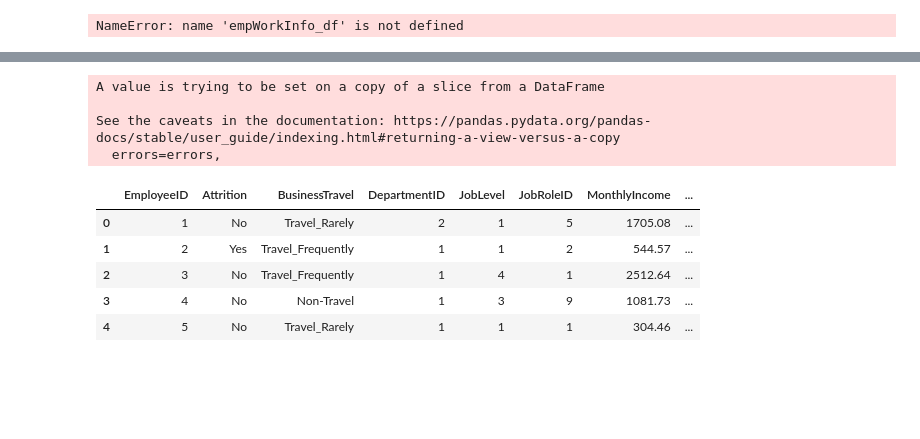
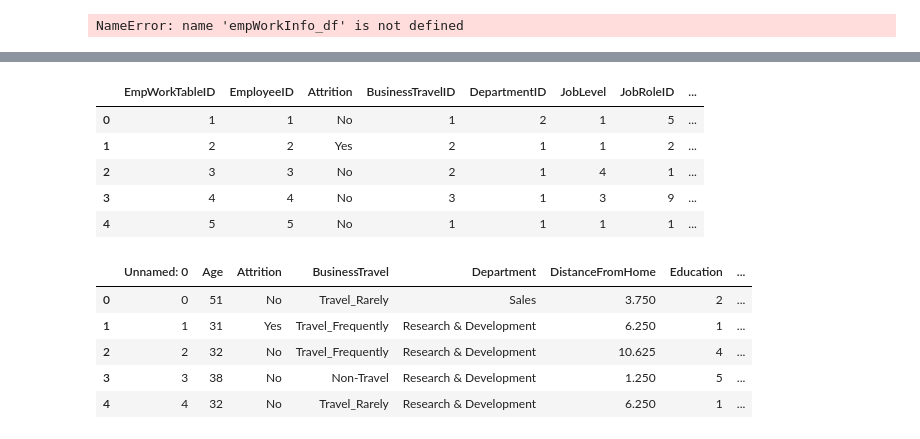
Before and after one commit to conorwhanson/UMN_Data_Capstone_Employee_Attrition, a Jupyter notebook: Oliver's Work/SQLite_DB_Creation.ipynb, the cells around one changed output, grey strips where cells are left out. Drawn from its saved outputs; the diff is of its cells as text; code cells hidden in the pictures; blank space fills up the shorter version.

```diff
--- a/Oliver's Work/SQLite_DB_Creation.ipynb
+++ b/Oliver's Work/SQLite_DB_Creation.ipynb
@@ -174,2 +205,6 @@ marriageKey_df =
 # %%
-businessTravelKey_df =
+businessTravelKey_df = pd.DataFrame()
+businessTravelKey_df['BusinessTravelID'] = [1,2,3]
+businessTravelKey_df['BusinessTravel'] = ['Travel_Rarely', 'Travel_Frequently', 'Travel']
+businessTravelKey_df['LastUpdated'] = datetime.now()
+businessTravelKey_df
@@ -260,6 +328,11 @@ NameError: name 'empWorkInfo_df' is not defined
 empWorkInfo_df = hr_df[['EmployeeID', 'Attrition','BusinessTravel','Department',
                        'JobLevel','JobRole','MonthlyIncome','PercentSalaryHike','StandardHours',
                        'StockOptionLevel','TrainingTimesLastYear','YearsAtCompany','YearsSinceLastPromotion','YearsWithCurrManager']]
-empWorkInfo_df['WorkTableID'] = range(1, len(empWorkInfo_df)+1)
+empWorkInfo_df['EmpWorkTableID'] = range(1, len(empWorkInfo_df)+1)
+empWorkInfo_df['LastUpdated'] = datetime.now()
+empWorkInfo_df = empWorkInfo_df[['EmpWorkTableID','EmployeeID', 'Attrition','BusinessTravel','Department',
+                       'JobLevel','JobRole','MonthlyIncome','PercentSalaryHike','StandardHours',
+                       'StockOptionLevel','TrainingTimesLastYear','YearsAtCompany',
+                       'YearsSinceLastPromotion','YearsWithCurrManager', 'LastUpdated']]
 empWorkInfo_df.head(10)
 # %% [output]
@@ -276,0 +360,7 @@ empWorkInfo_df.head(10)
+# %%
+for value in businessTravelKey_df.BusinessTravel:
+    print(value)
+    empWorkInfo_df.BusinessTravel.loc[empWorkInfo_df['BusinessTravel'] == value] = businessTravelKey_df.loc[businessTravelKey_df['BusinessTravel'] == value, 'BusinessTravelID'].to_list()[0]
+    print(next)
+
+empWorkInfo_df.head(10)
@@ -276,0 +389,2 @@ empWorkInfo_df.head(10)
+# %%
+empWorkInfo_df.BusinessTravel[empWorkInfo_df.BusinessTravel == 'Non-Travel'] = 3
@@ -347,15 +466,20 @@ See the caveats in the documentation: https://pandas.pydata.org/pandas-docs/stab
 # %%
-empWorkInfo_df.rename(columns={'Department': 'DepartmentID', 'JobRole': 'JobRoleID'}, inplace=True)
+empWorkInfo_df.rename(columns={'BusinessTravel': 'BusinessTravelID', 'Department': 'DepartmentID', 'JobRole': 'JobRoleID'}, inplace=True)
 empWorkInfo_df.head()
 # %% [output]
-A value is trying to be set on a copy of a slice from a DataFrame
-
-See the caveats in the documentation: https://pandas.pydata.org/pandas-docs/stable/user_guide/indexing.html#returning-a-view-versus-a-copy
-  errors=errors,
-|  | EmployeeID | Attrition | BusinessTravel | DepartmentID | JobLevel | JobRoleID | MonthlyIncome | ... |
-| 0 | 1 | No | Travel_Rarely | 2 | 1 | 5 | 1705.08 | ... |
-| 1 | 2 | Yes | Travel_Frequently | 1 | 1 | 2 | 544.57 | ... |
-| 2 | 3 | No | Travel_Frequently | 1 | 4 | 1 | 2512.64 | ... |
-| 3 | 4 | No | Non-Travel | 1 | 3 | 9 | 1081.73 | ... |
-| 4 | 5 | No | Travel_Rarely | 1 | 1 | 1 | 304.46 | ... |
+|  | EmpWorkTableID | EmployeeID | Attrition | BusinessTravelID | DepartmentID | JobLevel | JobRoleID | ... |
+| 0 | 1 | 1 | No | 1 | 2 | 1 | 5 | ... |
+| 1 | 2 | 2 | Yes | 2 | 1 | 1 | 2 | ... |
+| 2 | 3 | 3 | No | 2 | 1 | 4 | 1 | ... |
+| 3 | 4 | 4 | No | 3 | 1 | 3 | 9 | ... |
+| 4 | 5 | 5 | No | 1 | 1 | 1 | 1 | ... |
+# %%
+hr_df.head(5)
+# %% [output]
+|  | Unnamed: 0 | Age | Attrition | BusinessTravel | Department | DistanceFromHome | Education | ... |
+| 0 | 0 | 51 | No | Travel_Rarely | Sales | 3.750 | 2 | ... |
+| 1 | 1 | 31 | Yes | Travel_Frequently | Research & Development | 6.250 | 1 | ... |
+| 2 | 2 | 32 | No | Travel_Frequently | Research & Development | 10.625 | 4 | ... |
+| 3 | 3 | 38 | No | Non-Travel | Research & Development | 1.250 | 5 | ... |
+| 4 | 4 | 32 | No | Travel_Rarely | Research & Development | 6.250 | 1 | ... |
 # %%
```
Also changed, not shown: parts of 28 cells of this notebook, 3 other files.
